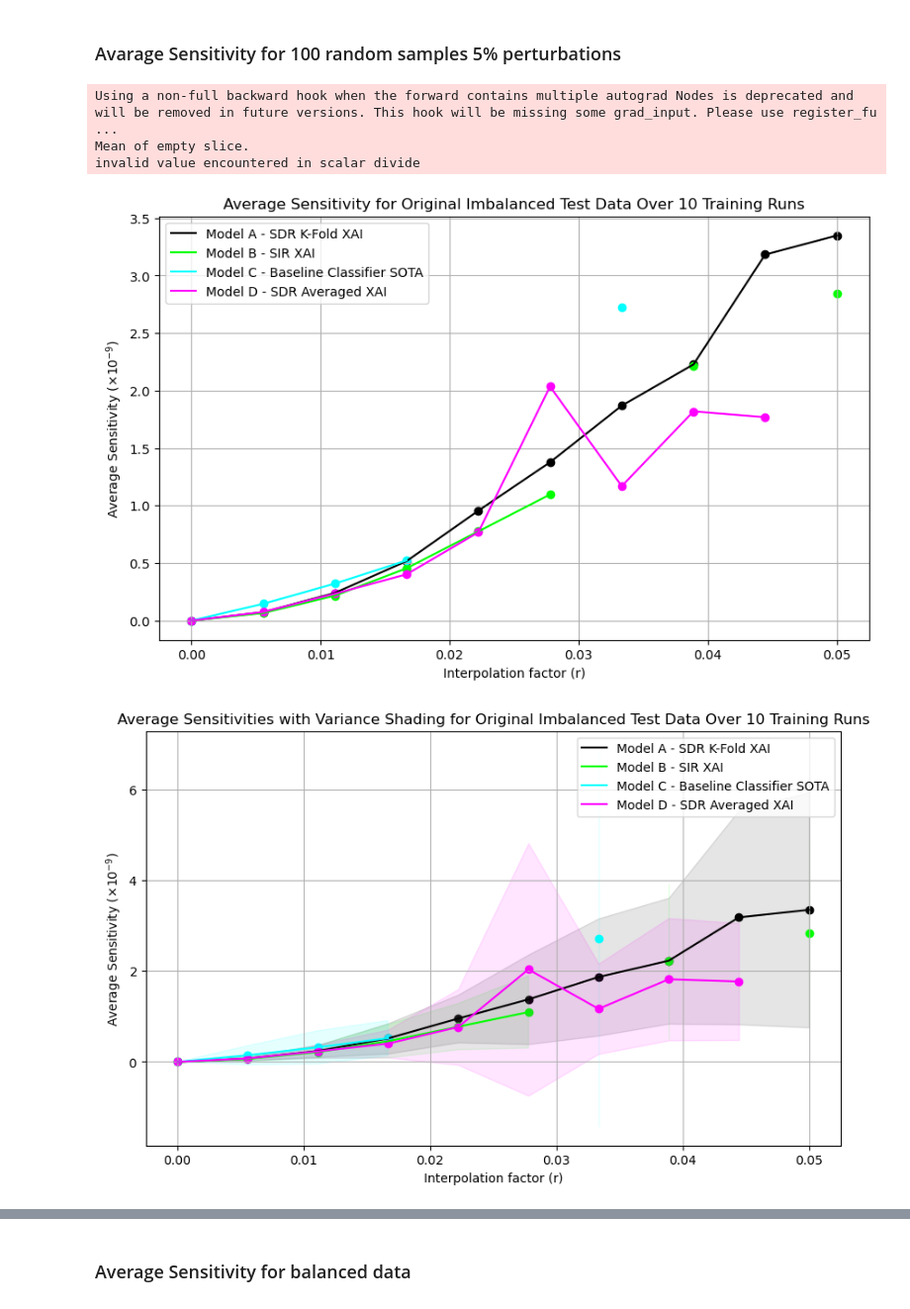
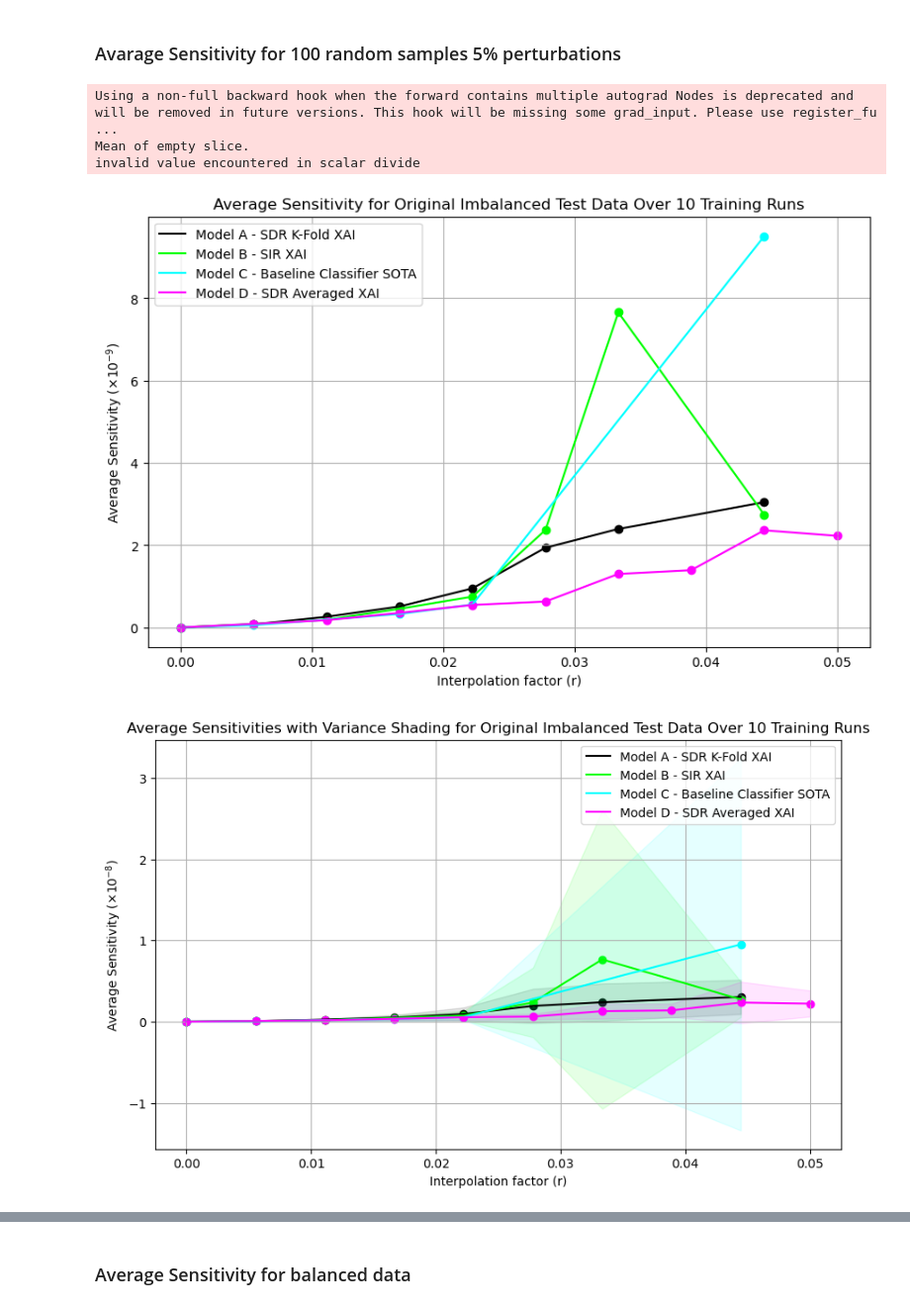
Before and after one commit to myanacondadonttt/RoofNetXAI, a Jupyter notebook: Notebooks/Analysis Robustness Main Past.ipynb, the cells around one changed output, grey strips where cells are left out. Shown at 99% size. Drawn from its saved outputs; the diff is of its cells as text; code cells hidden in the pictures.

```diff
--- a/Notebooks/Analysis Robustness Main Past.ipynb
+++ b/Notebooks/Analysis Robustness Main Past.ipynb
@@ -31,7 +31,7 @@ from IPython.core.display import Image, display
 data_dir = "/Users/Lisa/Desktop/Master Thesis/RoofNetXAI/"
 model_dir = "/Users/Lisa/Desktop/Master Thesis/RoofNetXAI/saved_models_2.0/"
 # train/val/test dir CHANGE TO 64 or 255
-data_file_path = data_dir + "/preprocessed_data/train_64_noreroofs_bias.npy"
+data_file_path = data_dir + "/preprocessed_data/train_64_noreroofs.npy"
 test_data_file_path = data_dir + "/preprocessed_data/test_64_noreroofs.npy"
 val_data_file_path = data_dir + "/preprocessed_data/val_64_noreroofs.npy"
 # %%
@@ -398,17 +398,17 @@ from sklearn.metrics import accuracy_score
 import matplotlib.pyplot as plt
 
 
-# interpolation with Gaussian noise as a percentage of the feature range
+# interpolation with Gaussian noise
 def interpolate_with_given_noise(data, r):
 
-    # 1 % fraction of the range of each feature
-    # calculate the range for Gaussian noise based on the percentage
-    noise_range = (data.max(axis=0) - data.min(axis=0)) /100
+    # calculate the range for Gaussian
+    noise_range = (data.max(axis=0) - data.min(axis=0))
 
-    # Generate Gaussian noise with mean 0 and the calculated standard deviation
+    # generate Gaussian noise with mean 0 and the calculated standard deviation
     noise = np.random.normal(0, np.abs(noise_range), size=data.shape)
 
     return (1 - r) * data + r * noise
+
 
 # evaluation function
 def evaluate_model_on_interpolated_data(data, true_labels, model, device, r, noise):
@@ -430,7 +430,6 @@ results = {}
 variances = {}
 r_values = np.linspace(0, 1, 10)
 
-# normalized data = imbalaced data
 for r in r_values:
     # generate noise once for this r-value, so every model gets the same noise
     noise = np.random.randn(*test_hold.shape)
@@ -451,7 +450,6 @@ for r in r_values:
             model.eval()
             model.to(device)
 
-            # data type
             accuracy = evaluate_model_on_interpolated_data(test_hold, test_label, model, device, r, noise)
             accuracies.append(accuracy)
 
@@ -564,7 +562,7 @@ import matplotlib.pyplot as plt
 # interpolation with Gaussian noise as a percentage of the feature range
 def interpolate_with_given_noise(data, r):
     # calculate the range for Gaussian noise based on the percentage
-    noise_range = (data.max(axis=0) - data.min(axis=0)) / 100
+    noise_range = (data.max(axis=0) - data.min(axis=0))
 
     # generate Gaussian noise with mean 0 and the calculated standard deviation
     noise = np.random.normal(0, np.abs(noise_range), size=data.shape)
@@ -723,7 +721,7 @@ from matplotlib.ticker import ScalarFormatter
 
 def interpolate_with_given_noise(data, r):
     # calculate the range for Gaussian and standatize it to use 1% of the range for the noise geenration
-    noise_range = (data.max(axis=0) - data.min(axis=0)) / 100.0
+    noise_range = (data.max(axis=0) - data.min(axis=0))
 
     # generate Gaussian noise with mean 0 and the calculated standard deviation
     noise = np.random.normal(0, np.abs(noise_range), size=data.shape)
@@ -813,11 +811,11 @@ for r in perturb_radii:
 
 df_avg_sensitivities = pd.DataFrame(average_sensitivities)
 df_avg_sensitivities['perturb_radius'] = perturb_radii
-df_avg_sensitivities.to_csv(os.path.join(base_dir, 'avg_sensitivities_100_100.csv'), index=False)
+df_avg_sensitivities.to_csv(os.path.join(base_dir, 'avg_sensitivities_100_not_scaled.csv'), index=False)
 
 df_avg_sensitivities_var = pd.DataFrame(average_sensitivities_var)
 df_avg_sensitivities_var['perturb_radius'] = perturb_radii
-df_avg_sensitivities_var.to_csv(os.path.join(base_dir, 'avg_sensitivities_var_100_100.csv'), index=False)
+df_avg_sensitivities_var.to_csv(os.path.join(base_dir, 'avg_sensitivities_var_100_not_scaled.csv'), index=False)
 
 # Use the same color and model names mapping as before
 model_names = {
@@ -863,8 +861,12 @@ ax1 = plt.gca()
 for model_file_name, sensitivity_values in average_sensitivities.items():
     color = get_model_color(model_file_name)
     label = model_names.get(model_file_name, model_file_name)
-    plt.plot(perturb_radii, sensitivity_values, label=label, color=color)
-    plt.scatter(perturb_radii, sensitivity_values, color=color)  # Add dots
+    # Filter out None or NaN values and their corresponding radii
+    valid_indices = ~np.isnan(sensitivity_values)
+    valid_radii = perturb_radii[valid_indices]
+    valid_sensitivities = np.array(sensitivity_values)[valid_indices]
+    plt.plot(valid_radii, valid_sensitivities, label=label, color=color)
+    plt.scatter(valid_radii, valid_sensitivities, color=color)
 format_ylabel(ax1, "Average Sensitivity")
 plt.xlabel("Interpolation factor (r)")
 plt.legend()
@@ -875,40 +877,49 @@ plt.show()
 # Plot 2: Average Sensitivities with Variance Shading
 plt.figure(figsize=(10, 6))
 ax2 = plt.gca()
 for model_file_name, sensitivity_values in average_sensitivities.items():
     color = get_model_color(model_file_name)
     label = model_names.get(model_file_name, model_file_name)
-    std_devs = np.sqrt(average_sensitivities_var[model_file_name])
-    plt.plot(perturb_radii, sensitivity_values, label=label, color=color)
-    plt.scatter(perturb_radii, sensitivity_values, color=color)  # Add dots
-    plt.fill_between(perturb_radii,
-                     np.array(sensitivity_values) - std_devs,
-                     np.array(sensitivity_values) + std_devs,
+    # Calculate standard deviations while ignoring NaN values
+    std_devs = np.sqrt(np.nan_to_num(average_sensitivities_var[model_file_name]))
+    valid_indices = ~np.isnan(sensitivity_values)
+    valid_radii = perturb_radii[valid_indices]
+    valid_sensitivities = np.array(sensitivity_values)[valid_indices]
+    valid_std_devs = std_devs[valid_indices]
+    plt.plot(valid_radii, valid_sensitivities, label=label, color=color)
+    plt.scatter(valid_radii, valid_sensitivities, color=color)  # Add dots
+    plt.fill_between(valid_radii,
+                     valid_sensitivities - valid_std_devs,
+                     valid_sensitivities + valid_std_devs,
                      color=color, alpha=0.1)
 format_ylabel(ax2, "Average Sensitivity")
 plt.xlabel("Interpolation factor (r)")
 plt.legend()
 plt.grid(True)
 plt.title("Average Sensitivities with Variance Shading for Original Imbalanced Test Data Over 10 Training Runs")
 plt.show()
 
 # Plot 3: Variance of Sensitivities
 plt.figure(figsize=(10, 6))
 ax3 = plt.gca()
 for model_file_name, sensitivity_values_var in average_sensitivities_var.items():
     color = get_model_color(model_file_name)
     label = model_names.get(model_file_name, model_file_name)
-    plt.plot(perturb_radii, sensitivity_values_var, label=label, color=color)
-    plt.scatter(perturb_radii, sensitivity_values_var, color=color)  # Add dots
+    # Ignore NaN values for plotting
+    valid_indices = ~np.isnan(sensitivity_values_var)
+    valid_radii = perturb_radii[valid_indices]
+    valid_sensitivities_var = np.array(sensitivity_values_var)[valid_indices]
+    plt.plot(valid_radii, valid_sensitivities_var, label=label, color=color)
+    plt.scatter(valid_radii, valid_sensitivities_var, color=color)  # Add dots
 format_ylabel(ax3, "Average Sensitivity Variance")
 plt.xlabel("Interpolation factor (r)")
 plt.legend()
 plt.grid(True)
 plt.title("Variance of Average Sensitivities for Original Imbalanced Test Data Over 10 Training Runs")
 plt.show()
 # %% [output]
 Using a non-full backward hook when the forward contains multiple autograd Nodes is deprecated and will be removed in future versions. This hook will be missing some grad_input. Please use register_fu ...
 Mean of empty slice.
 invalid value encountered in scalar divide
-[figure, old version]
+[figure, new version]
-[figure, old version]
+[figure, new version]
```
Also changed, not shown: parts of 11 cells of this notebook, 3 other files.
